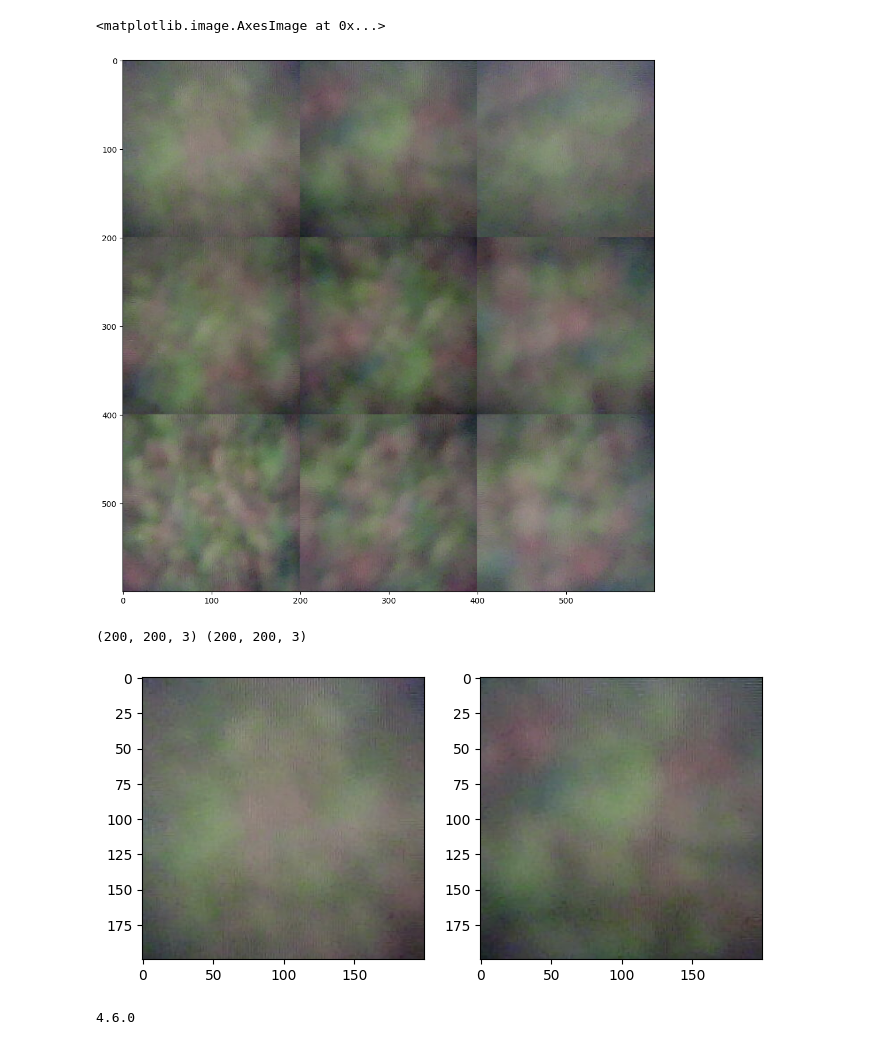
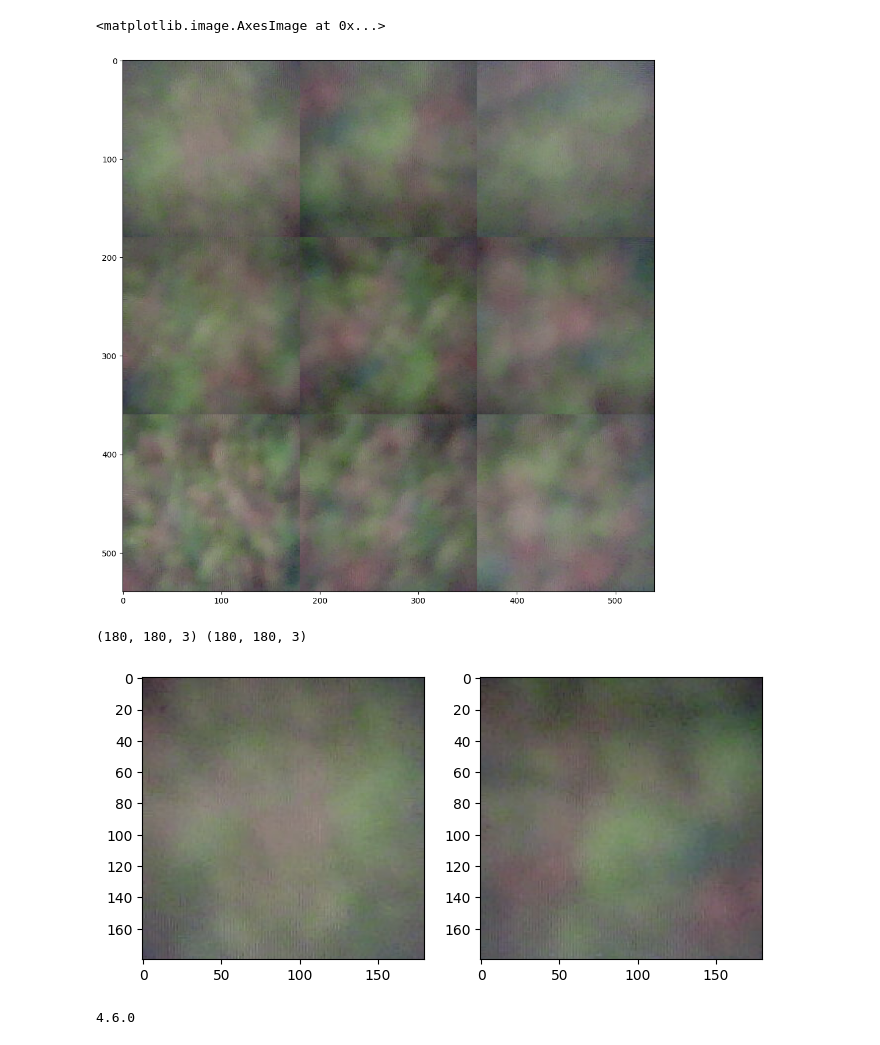
Before and after one commit to lluoan/image_stitch, a Jupyter notebook: img_stitch.ipynb, the cells around one changed output. Drawn from its saved outputs; the diff is of its cells as text; code cells hidden in the pictures.

```diff
--- a/img_stitch.ipynb
+++ b/img_stitch.ipynb
@@ -37,7 +35,7 @@ AttributeError: 'NoneType' object has no attribute 'shape'
 import json
 
 # 读取JSON文件并解析变量
-with open("variables.json", "r") as f:
+with open("img/tactile_vertice.json", "r") as f:
     data = json.load(f)
     ncol = data["ncol"]
     nrow = data["nrow"]
@@ -65,16 +63,13 @@ print(np.array(rect).shape[0])
 
 fig,ax = plt.subplots(figsize=(10,10))
 
-image = io.imread("sensor-3.jpg")
+image = io.imread("img/0.jpg")
 
 # Display the image
 ax.imshow(image, cmap='gray')
 ax.axis('on')
 
 k = 1
-left_top1 = [0,0]
-right_bottom1 = [0,0]
-
 
 for i in range(ncol):
     for j in range(nrow):
@@ -103,59 +98,35 @@ for i in range(ncol):
 # %%
 vstack = []
 tile_list = []
-
-left_top1 = [0,0]
-right_bottom1 = [0,0]
-
-# for i in range(ncol):
-#     hstack=[]
-#     for j in range(nrow):
-#         (x1, y1), (x2, y2), _ = rect[i][j]  # 获取当前矩形的左下角、右上角坐标
-
-#         left_top = (x1, y1)
-#         right_bottom = (x2, y2)
-
-#         tile = image[int(left_top[1]):int(right_bottom[1]),
-#                     int(left_top[0]):int(right_bottom[0]), :]
-#         tile_flipped = cv2.flip(tile, -1)
-
-#         tile_list.append(tile_flipped)
-#         if hstack == []:
-#             hstack = tile_flipped
-#         else:
-#             hstack = np.hstack((hstack, tile_flipped))
-#     if vstack == []:
-#         vstack = hstack
-#     else:
-#         vstack = np.vstack((vstack, hstack))
 
 for i in range(ncol):
     hstack=[]
     for j in range(nrow):
         (x1, y1), (x2, y2), _ = rect[i][j]  # 获取当前矩形的左下角、右上角坐标
 
         left_top = (x1, y1)
         right_bottom = (x2, y2)
 
         tile = image[int(left_top[1]):int(right_bottom[1]),
                     int(left_top[0]):int(right_bottom[0]), :]
+        tile_flipped = cv2.flip(tile, -1)
 
-        tile_list.append(tile)
+        tile_list.append(tile_flipped)
         if hstack == []:
             hstack = tile
         else:
             hstack = np.hstack((hstack, tile))
     if vstack == []:
         vstack = hstack
     else:
         vstack = np.vstack((vstack, hstack))
 
 
 plt.figure(figsize=(12,12))
 plt.imshow(vstack, cmap='gray')
 # %% [output]
 <matplotlib.image.AxesImage at 0x...>
-[figure, old version]
+[figure, new version]
 # %%
 from skimage.color import rgb2gray, rgb2hsv, hsv2rgb
 # img1 = rgb2gray(tile_list[0])
@@ -179,8 +150,8 @@ ax[0].imshow(img1[:,:, :].astype(np.uint8), cmap='gray')
 ax[1].imshow(img2[:,:, :].astype(np.uint8), cmap='gray')
 print(img1.shape, img2.shape)
 # %% [output]
-(200, 200, 3) (200, 200, 3)
+(180, 180, 3) (180, 180, 3)
-[figure, old version]
+[figure, new version]
 # %%
 print(cv2.__version__)
 # %% [output]
```
Also changed, not shown: parts of 5 cells of this notebook, 26 other files.
